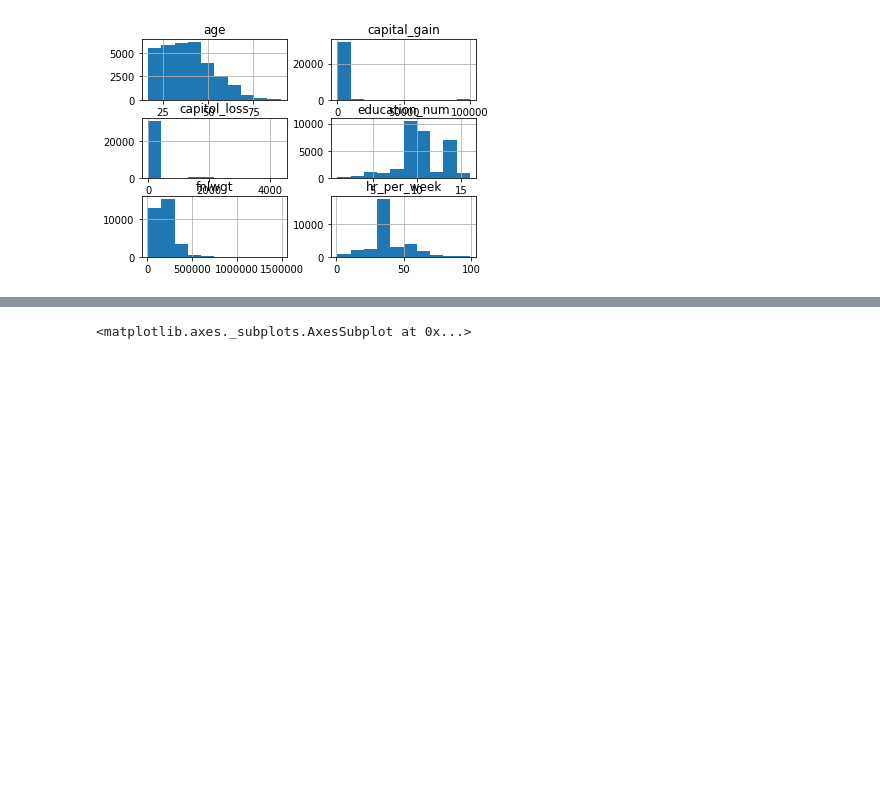
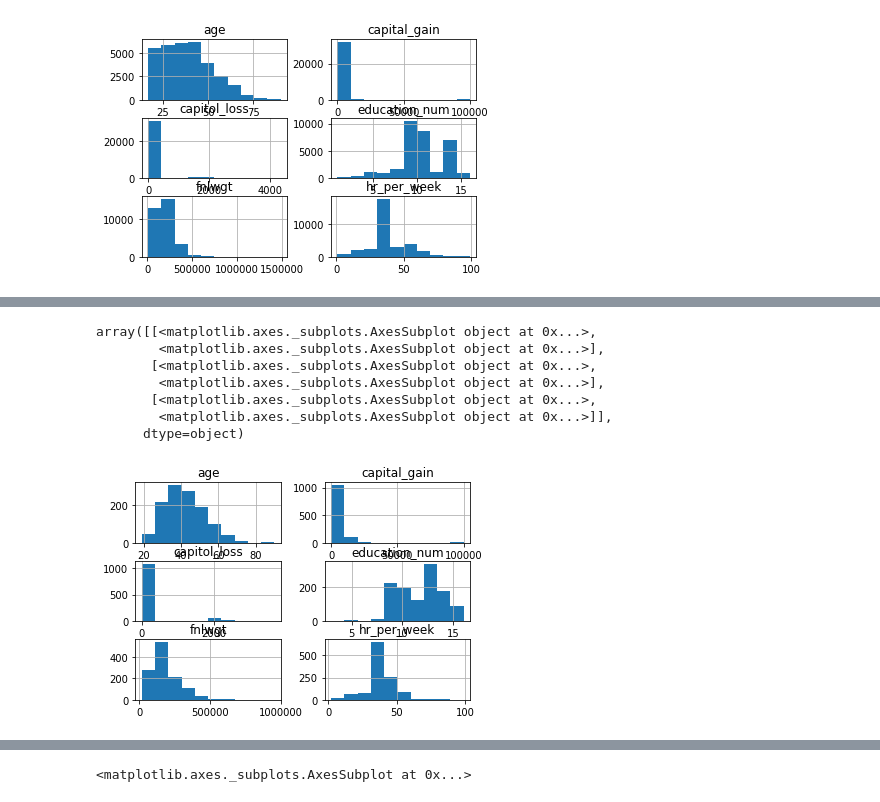
Before and after one commit to emagg1/Math2212_Maggiore, a Jupyter notebook: M2_Statistics/M2_Adult.ipynb, the cells around one changed output, grey strips where cells are left out. Drawn from its saved outputs; the diff is of its cells as text; code cells hidden in the pictures; blank space fills up the shorter version.

```diff
--- a/M2_Statistics/M2_Adult.ipynb
+++ b/M2_Statistics/M2_Adult.ipynb
@@ -211,0 +258,11 @@ array([[<matplotlib.axes._subplots.AxesSubplot object at 0x...>,
+# %%
+women_high_income.hist()
+# %% [output]
+array([[<matplotlib.axes._subplots.AxesSubplot object at 0x...>,
+        <matplotlib.axes._subplots.AxesSubplot object at 0x...>],
+       [<matplotlib.axes._subplots.AxesSubplot object at 0x...>,
+        <matplotlib.axes._subplots.AxesSubplot object at 0x...>],
+       [<matplotlib.axes._subplots.AxesSubplot object at 0x...>,
+        <matplotlib.axes._subplots.AxesSubplot object at 0x...>]],
+      dtype=object)
+[figure, added]
```
Also changed, not shown: parts of 16 cells of this notebook, 1 other file.
